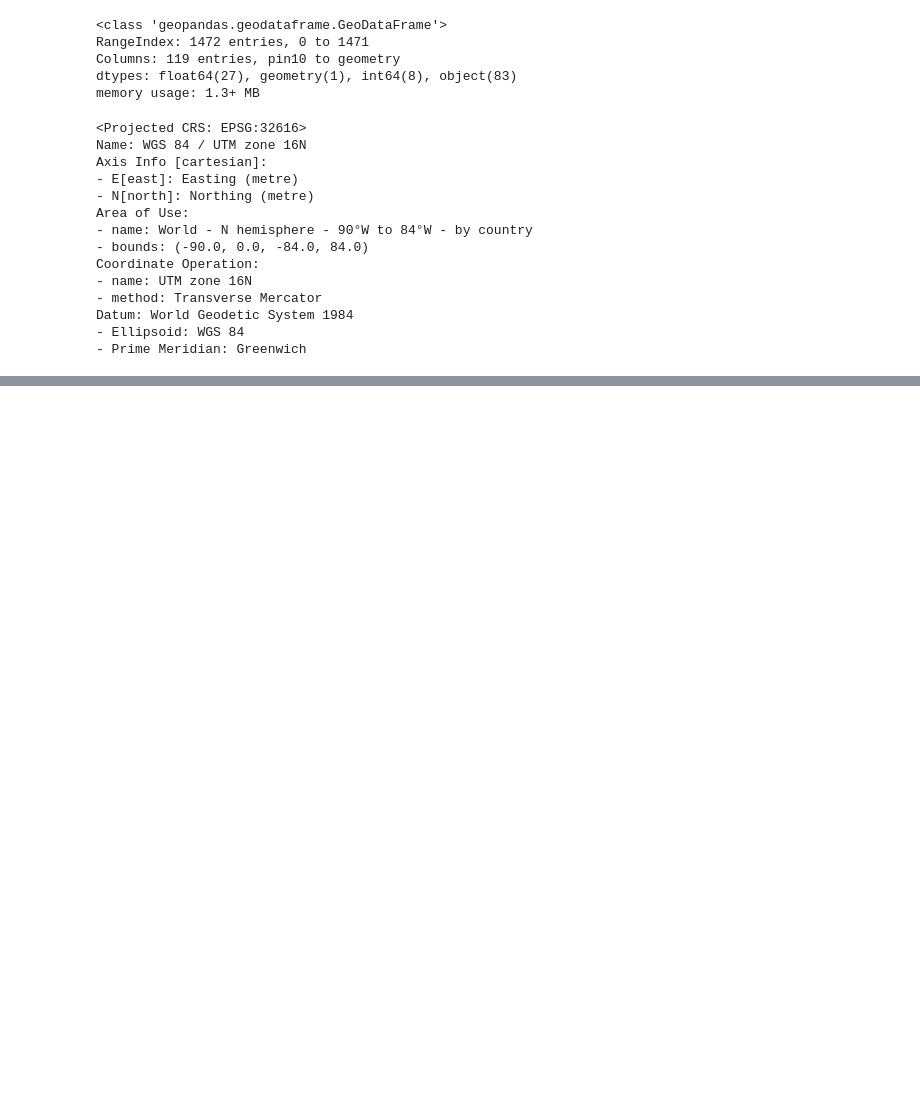
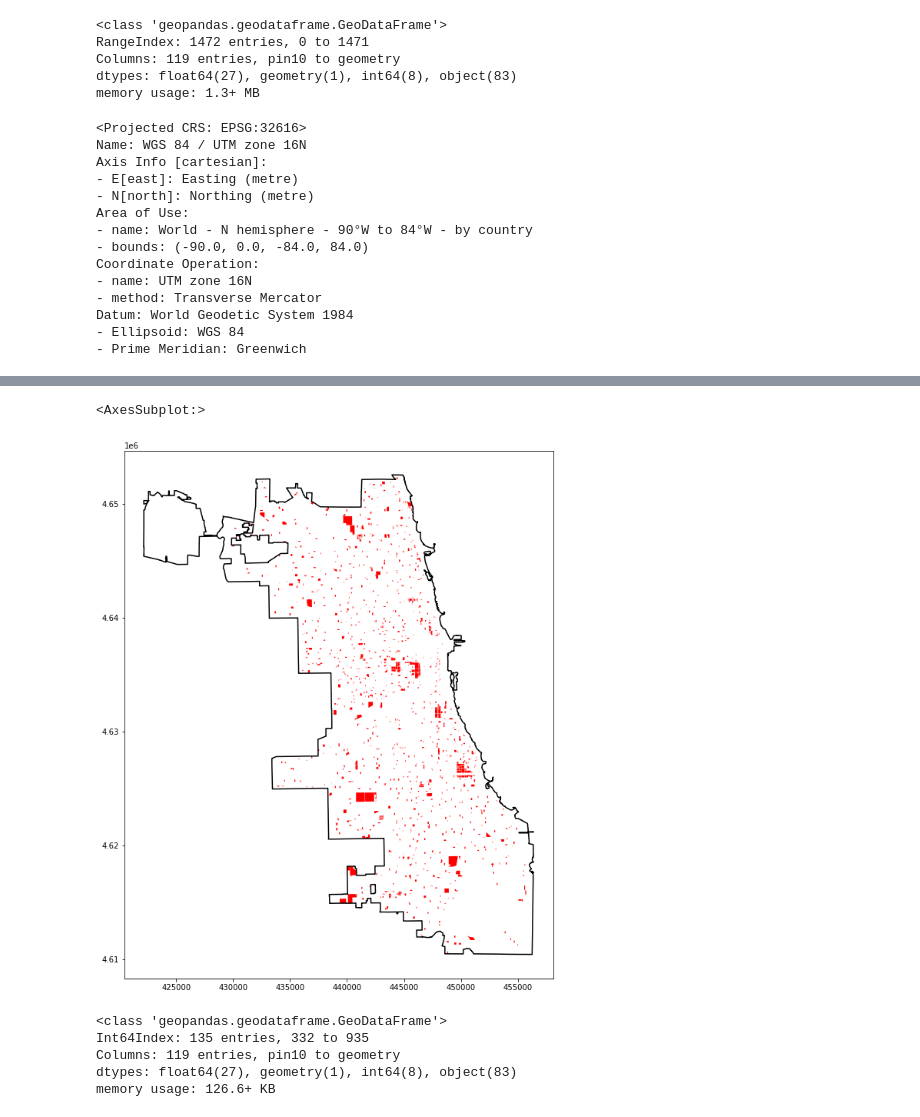
Before and after one commit to justinm0rgan/chicago400, a Jupyter notebook: data_gathering_chicago_400.ipynb, the cells around one changed output, grey strips where cells are left out. Drawn from its saved outputs; the diff is of its cells as text; code cells hidden in the pictures; blank space fills up the shorter version.

```diff
--- a/data_gathering_chicago_400.ipynb
+++ b/data_gathering_chicago_400.ipynb
@@ -322,0 +310,2 @@ schools_osm.head()
+# %%
+school_cook_county.crs = "EPSG:32616"
@@ -322,0 +326,5 @@ schools_osm.head()
+# %%
+chicago_boundaries = gpd.read_file(
+    "zip:///Users/justinwilliams/projects/chicago400/data/Boundaries - City.zip")
+
+chicago_boundaries.name = "chicago_boundaries"
@@ -456,0 +525,3 @@ I am thinking my next steps would be something of the following:
+# %%
+# df will not take assignment of name attribute and therefore won't work in loop
+chicago_boundaries.to_crs(32616,inplace=True)
@@ -456,0 +532,2 @@ I am thinking my next steps would be something of the following:
+# %%
+school_cook_chicago_clip = gpd.clip(school_cook_county,chicago_boundaries)
@@ -456,0 +557,7 @@ I am thinking my next steps would be something of the following:
+# %%
+# clip
+basemap = chicago_boundaries.boundary.plot(color='k', figsize=(10,20))
+school_cook_chicago_clip.plot(ax=basemap,color='red')
+# %% [output]
+<AxesSubplot:>
+[figure, added]
@@ -456,0 +571,8 @@ I am thinking my next steps would be something of the following:
+# %%
+daycare_chicago_clip.info()
+# %% [output]
+<class 'geopandas.geodataframe.GeoDataFrame'>
+Int64Index: 135 entries, 332 to 935
+Columns: 119 entries, pin10 to geometry
+dtypes: float64(27), geometry(1), int64(8), object(83)
+memory usage: 126.6+ KB
```
Also changed, not shown: parts of 68 cells of this notebook.
